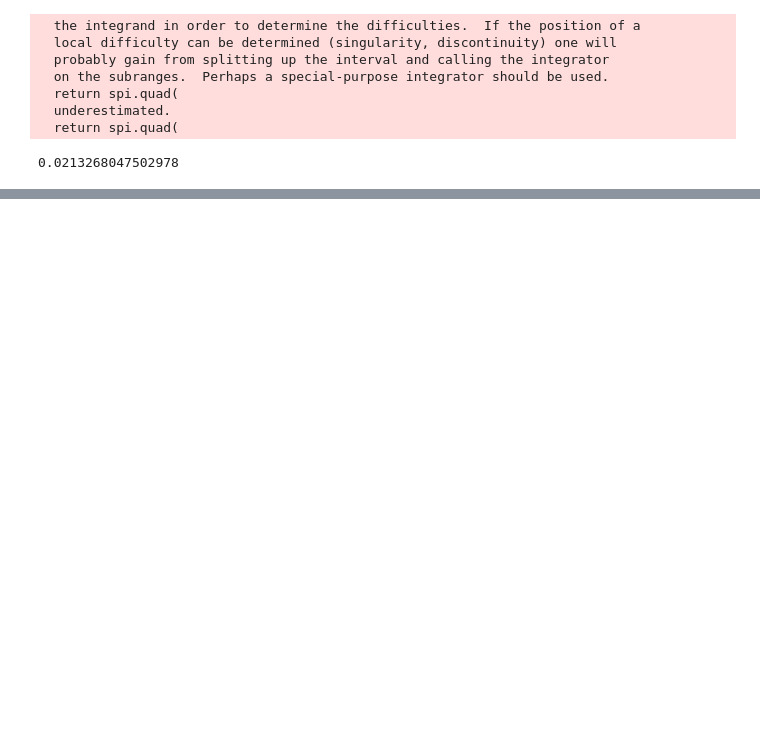
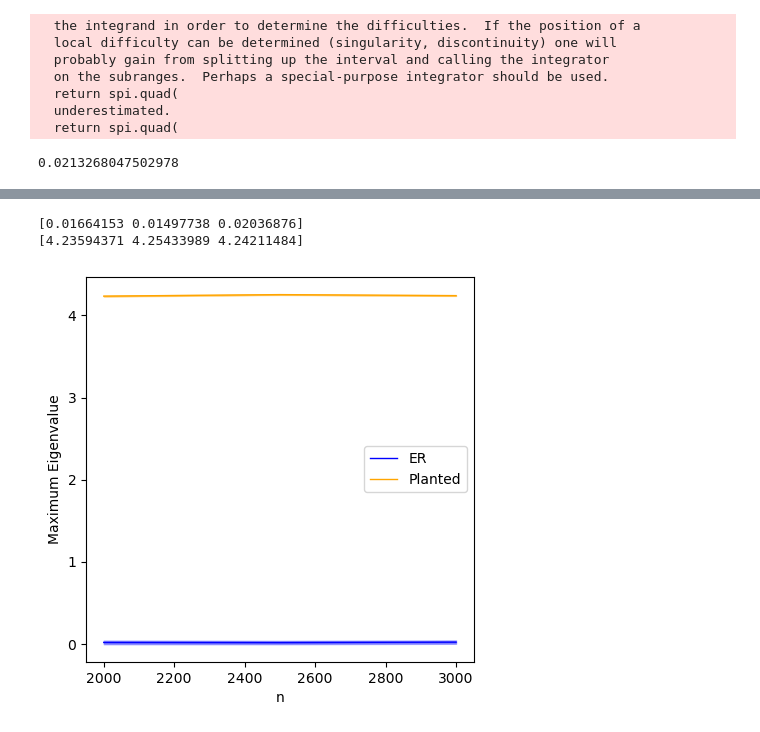
Before and after one commit to yuxinma98/NonlinearLaplacian, a Jupyter notebook: ipynb/Computation of c and outlier eigenvalue.ipynb, the cells around one changed output, grey strips where cells are left out. Cells and saved outputs as stored; diff of their text form; code cells hidden in the pictures; blank space fills up the shorter version.

```diff
--- a/ipynb/Computation of c and outlier eigenvalue.ipynb
+++ b/ipynb/Computation of c and outlier eigenvalue.ipynb
@@ -361,0 +425,8 @@ plot_lam_max(er, planted, np.arange(2000, 3500, 500))
+# %%
+er, planted = find_lam_max(sigma, n_range=np.arange(2000, 3500, 500), c=5, num_trials=100)
+# %%
+plot_lam_max(er, planted, np.arange(2000, 3500, 500))
+# %% [output]
+[0.01664153 0.01497738 0.02036876]
+[4.23594371 4.25433989 4.24211484]
+[figure, added]
```
Also changed, not shown: parts of 11 cells of this notebook.
